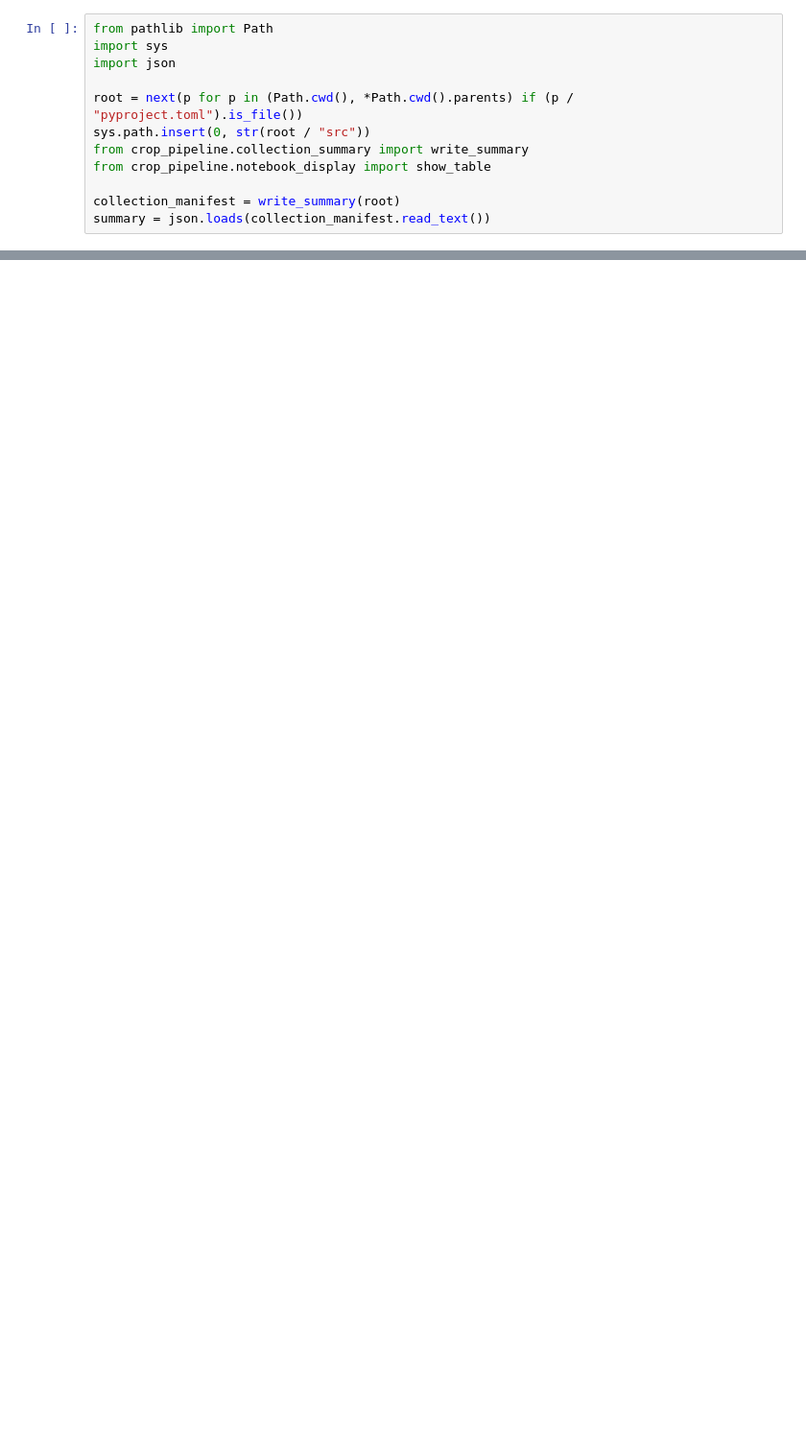
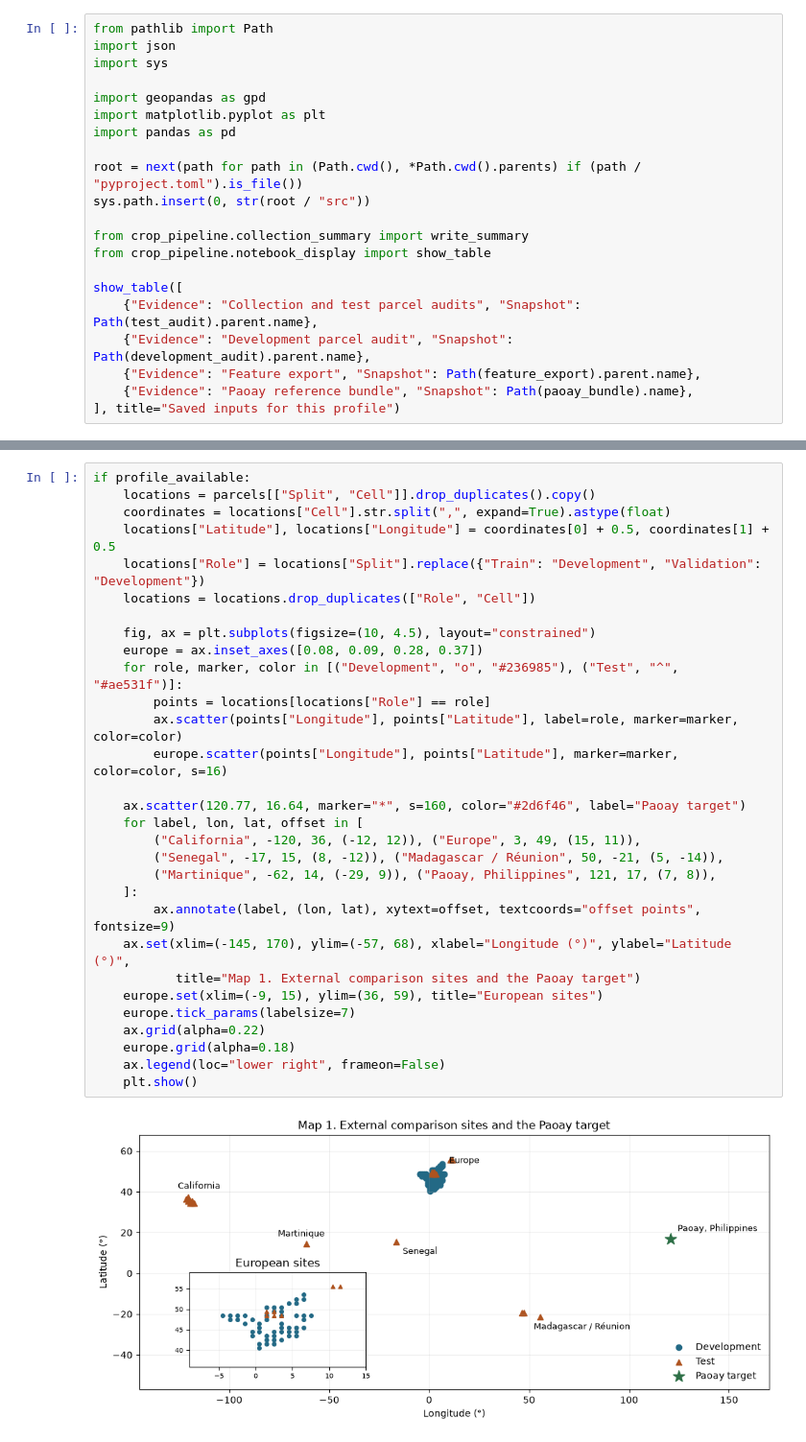
Before and after one commit to jrdavid-dev/external-crop-data-classification, a Jupyter notebook: notebooks/data_collection/08_dataset_summary.ipynb, the cells around one changed output, grey strips where cells are left out. Shown at 96% size. Saved outputs shown, nothing was run; the diff lists cells and outputs as text; blank space fills up the shorter version.

Commit message:
Clarify collection notebooks and document dataset selection

```diff
--- a/notebooks/data_collection/08_dataset_summary.ipynb
+++ b/notebooks/data_collection/08_dataset_summary.ipynb
@@ -5,12 +15,21 @@ Read saved local metadata across development and test campaigns. No downloads, t
 # %%
 from pathlib import Path
+import json
 import sys
-import json
 
-root = next(p for p in (Path.cwd(), *Path.cwd().parents) if (p / "pyproject.toml").is_file())
+import geopandas as gpd
+import matplotlib.pyplot as plt
+import pandas as pd
+
+root = next(path for path in (Path.cwd(), *Path.cwd().parents) if (path / "pyproject.toml").is_file())
 sys.path.insert(0, str(root / "src"))
+
 from crop_pipeline.collection_summary import write_summary
 from crop_pipeline.notebook_display import show_table
 
-collection_manifest = write_summary(root)
-summary = json.loads(collection_manifest.read_text())
+show_table([
+    {"Evidence": "Collection and test parcel audits", "Snapshot": Path(test_audit).parent.name},
+    {"Evidence": "Development parcel audit", "Snapshot": Path(development_audit).parent.name},
+    {"Evidence": "Feature export", "Snapshot": Path(feature_export).parent.name},
+    {"Evidence": "Paoay reference bundle", "Snapshot": Path(paoay_bundle).name},
+], title="Saved inputs for this profile")
@@ -41,0 +186,32 @@ Counts describe selected references and collection progress. Imagery and window
+# %%
+if profile_available:
+    locations = parcels[["Split", "Cell"]].drop_duplicates().copy()
+    coordinates = locations["Cell"].str.split(",", expand=True).astype(float)
+    locations["Latitude"], locations["Longitude"] = coordinates[0] + 0.5, coordinates[1] + 0.5
+    locations["Role"] = locations["Split"].replace({"Train": "Development", "Validation": "Development"})
+    locations = locations.drop_duplicates(["Role", "Cell"])
+
+    fig, ax = plt.subplots(figsize=(10, 4.5), layout="constrained")
+    europe = ax.inset_axes([0.08, 0.09, 0.28, 0.37])
+    for role, marker, color in [("Development", "o", "#236985"), ("Test", "^", "#ae531f")]:
+        points = locations[locations["Role"] == role]
+        ax.scatter(points["Longitude"], points["Latitude"], label=role, marker=marker, color=color)
+        europe.scatter(points["Longitude"], points["Latitude"], marker=marker, color=color, s=16)
+
+    ax.scatter(120.77, 16.64, marker="*", s=160, color="#2d6f46", label="Paoay target")
+    for label, lon, lat, offset in [
+        ("California", -120, 36, (-12, 12)), ("Europe", 3, 49, (15, 11)),
+        ("Senegal", -17, 15, (8, -12)), ("Madagascar / Réunion", 50, -21, (5, -14)),
+        ("Martinique", -62, 14, (-29, 9)), ("Paoay, Philippines", 121, 17, (7, 8)),
+    ]:
+        ax.annotate(label, (lon, lat), xytext=offset, textcoords="offset points", fontsize=9)
+    ax.set(xlim=(-145, 170), ylim=(-57, 68), xlabel="Longitude (°)", ylabel="Latitude (°)",
+           title="Map 1. External comparison sites and the Paoay target")
+    europe.set(xlim=(-9, 15), ylim=(36, 59), title="European sites")
+    europe.tick_params(labelsize=7)
+    ax.grid(alpha=0.22)
+    europe.grid(alpha=0.18)
+    ax.legend(loc="lower right", frameon=False)
+    plt.show()
+# %% [output]
+[figure, added]
```
Also changed, not shown: parts of 18 cells of this notebook, 8 other files.
